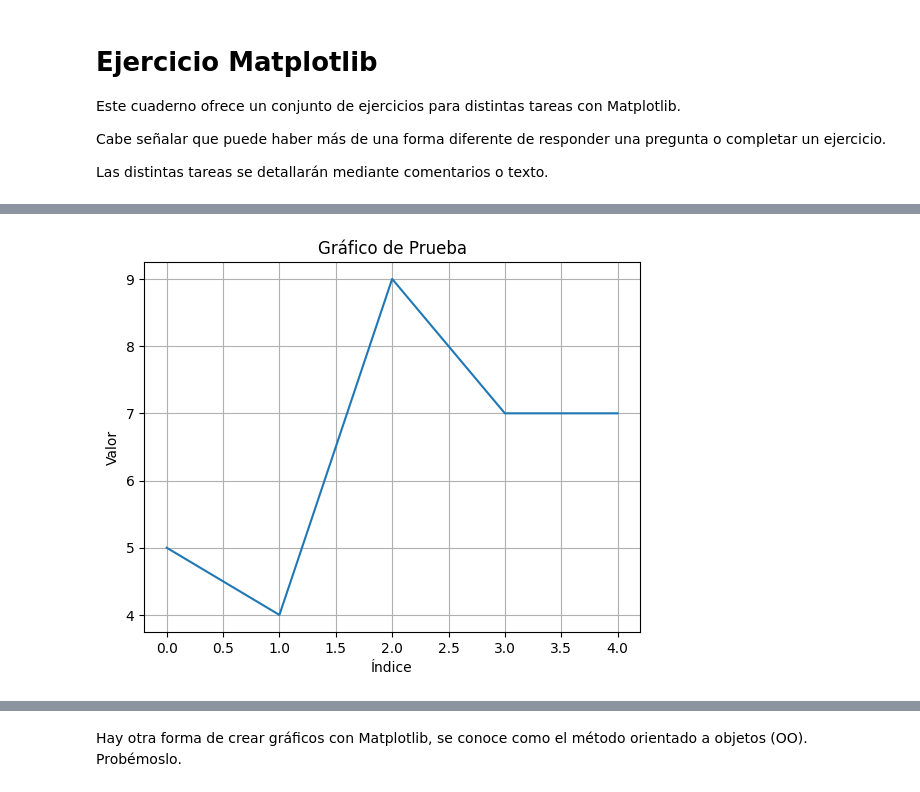
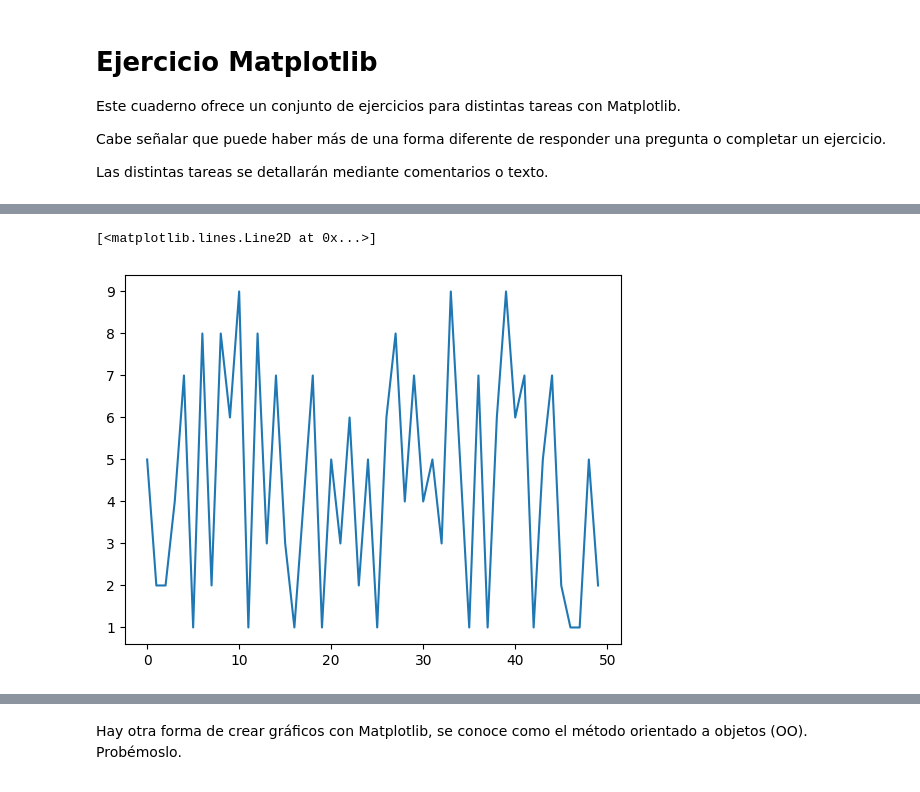
Before and after one commit to AlexDotel/Practicas-Machine-Learning, a Jupyter notebook: Ejercicio_Matplotlib.ipynb, the cells around one changed output, grey strips where cells are left out. Cells and saved outputs as stored; diff of their text form; code cells hidden in the pictures.

```diff
--- a/Ejercicio_Matplotlib.ipynb
+++ b/Ejercicio_Matplotlib.ipynb
@@ -22,17 +22,9 @@ plt.plot([1, 2, 8, 3])
-# %%
-# Grafica una sola lista de Python
-
-# Lista de ejemplo
-valores = np.random.randint(0, 10, size=5)
-
-# Graficar
-plt.plot(valores)        # Dibujar el grafico
-plt.title("Gráfico de Prueba")
-plt.xlabel("Índice")
-plt.ylabel("Valor")
-plt.grid(True) #Opcional
-plt.show()
-# %% [output]
-[figure, removed]
+# %%
+# Grafica una sola lista de Python
+lista_numeros_aleatorios = np.random.randint(1, 10, 50) # Genera 50 números aleatorios entre 1 y 10
+plt.plot(lista_numeros_aleatorios)
+# %% [output]
+[<matplotlib.lines.Line2D at 0x...>]
+[figure, added]
 # %%
 # Crea dos listas, una llamada X, una llamada y, cada una con 5 números en ellas
```
Also changed, not shown: parts of 5 cells of this notebook.
